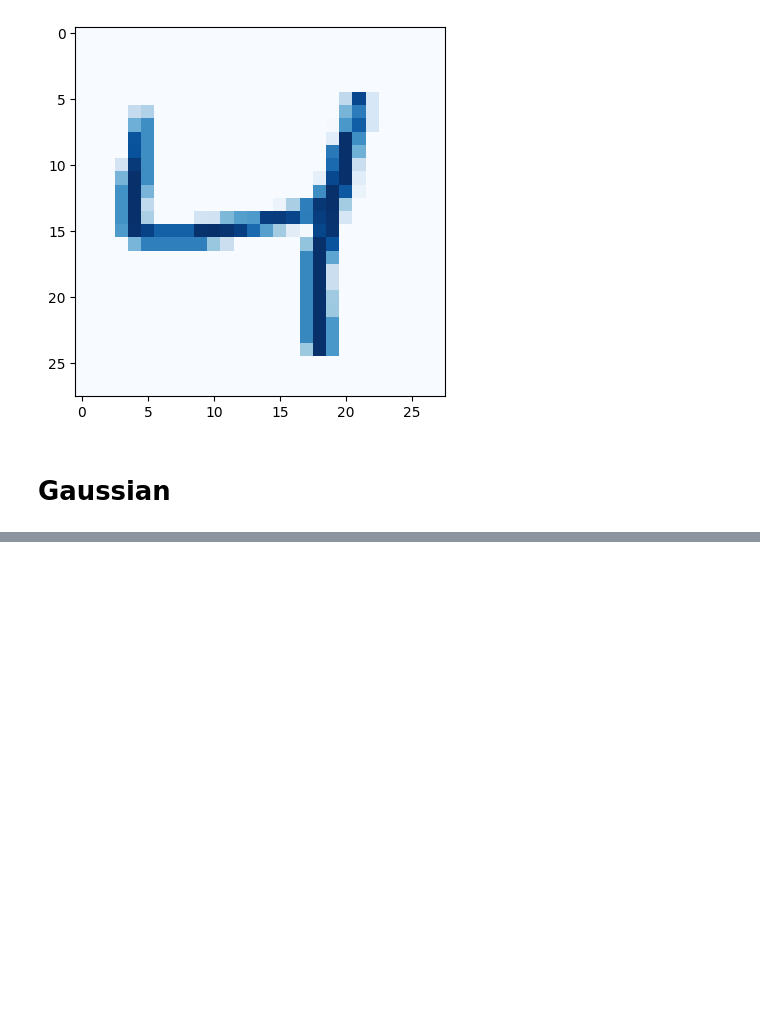
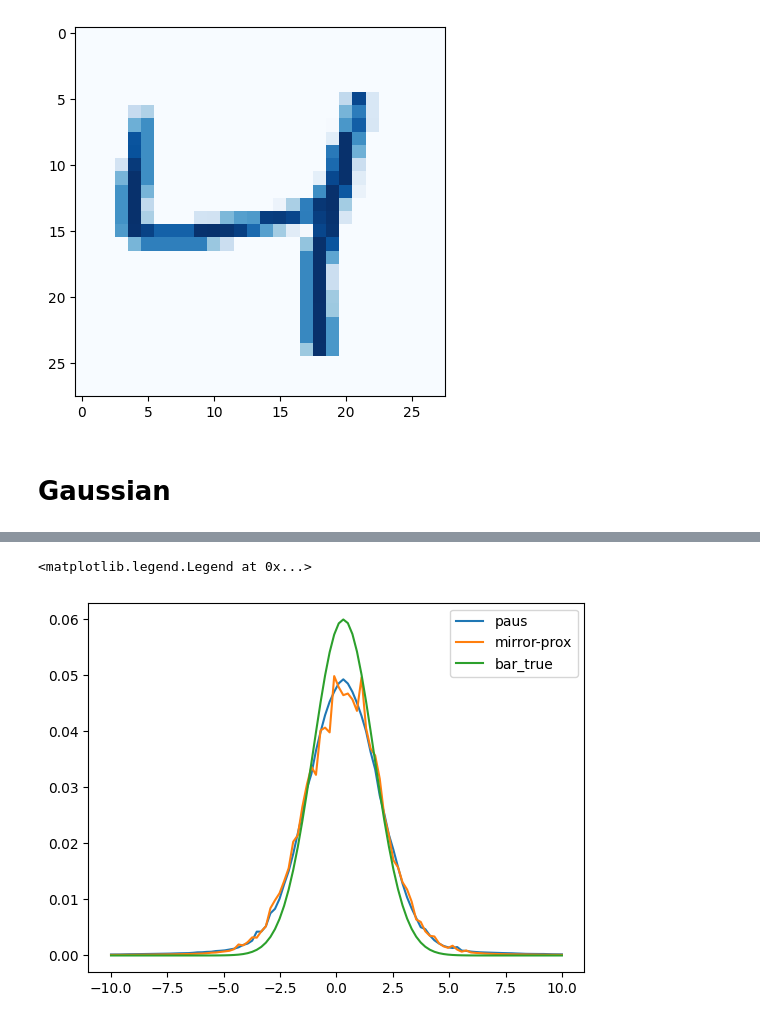
Before and after one commit to MuXauJl11110/PAUS-For-WB, a Jupyter notebook: Run.ipynb, the cells around one changed output, grey strips where cells are left out. Drawn from its saved outputs; the diff is of its cells as text; code cells hidden in the pictures; blank space fills up the shorter version.

```diff
--- a/Run.ipynb
+++ b/Run.ipynb
@@ -80,0 +142,23 @@ with open(f"paus_gaussian_z.pkl", "wb") as f:
+# %%
+x = np.linspace(-10, 10, 100)
+# for gamma_scale in [0.1, 0.01]:#, 10.0]:
+#     with open(f"paus_gaussian_z_{gamma_scale}.pkl", "rb") as f:
+#         z = pickle.load(f)
+#         print(gamma_scale, z.p.sum())
+#     plt.plot(x, z.p, label=f'{gamma_scale:.2f}')
+
+# with open(f"paus_gaussian_z.pkl", "rb") as f:
+#     z = pickle.load(f)
+#     print(1, z.p.sum())
+for method_name in ["paus", "mirror-prox"]:
+    with open(f"reports/methods/{method_name}_p_star_d={d}_T={T}_n={n}_step_scale={step_scale}_max_iter={max_iter}.pkl", "rb") as f:
+        p_star = pickle.load(f)
+    plt.plot(x, p_star, label=method_name)
+
+# with open(f"paus_gaussian_bartrue.pkl", "rb") as f:
+#     p = pickle.load(f)
+plt.plot(x, bar_true, label='bar_true')
+plt.legend()
+# %% [output]
+<matplotlib.legend.Legend at 0x...>
+[figure, added]
```
Also changed, not shown: parts of 19 cells of this notebook, 28 other files.
